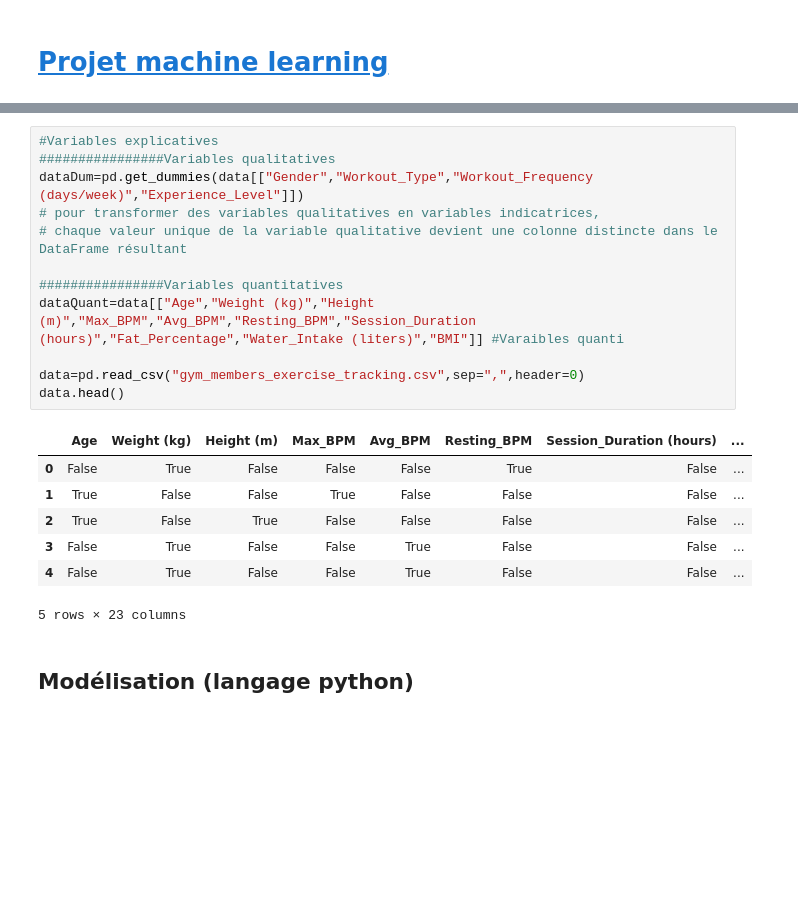
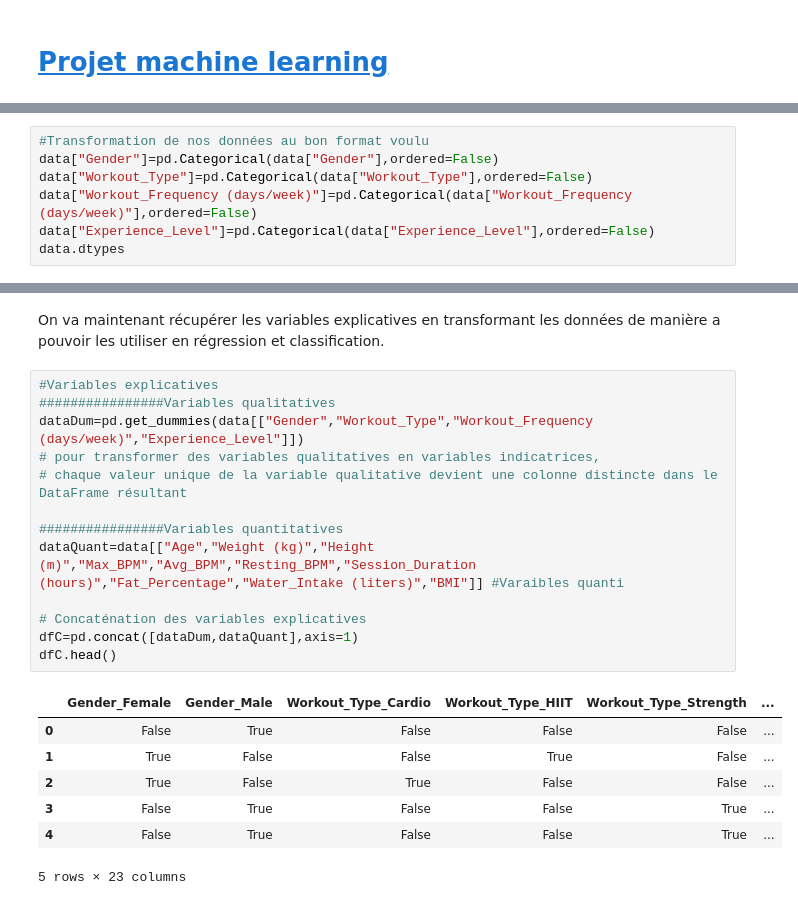
Before and after one commit to Edgar-Neboit/Projet_ML, a Jupyter notebook: Projet_ML_Python.ipynb, the cells around one changed output, grey strips where cells are left out. Saved outputs shown, nothing was run; the diff lists cells and outputs as text; blank space fills up the shorter version.

Commit message:
Avancement python

```diff
--- a/Projet_ML_Python.ipynb
+++ b/Projet_ML_Python.ipynb
@@ -20,0 +53,7 @@ Cette partie se fera uniquement en R.
+# %%
+#Transformation de nos données au bon format voulu
+data["Gender"]=pd.Categorical(data["Gender"],ordered=False)
+data["Workout_Type"]=pd.Categorical(data["Workout_Type"],ordered=False)
+data["Workout_Frequency (days/week)"]=pd.Categorical(data["Workout_Frequency (days/week)"],ordered=False)
+data["Experience_Level"]=pd.Categorical(data["Experience_Level"],ordered=False)
+data.dtypes
@@ -21,22 +89,23 @@ Cette partie se fera uniquement en R.
+# %% [markdown]
+On va maintenant récupérer les variables explicatives en transformant les données de manière a pouvoir les utiliser en régression et classification.
 # %%
 #Variables explicatives
 ################Variables qualitatives
 dataDum=pd.get_dummies(data[["Gender","Workout_Type","Workout_Frequency (days/week)","Experience_Level"]])
 # pour transformer des variables qualitatives en variables indicatrices,
 # chaque valeur unique de la variable qualitative devient une colonne distincte dans le DataFrame résultant
 
 ################Variables quantitatives
 dataQuant=data[["Age","Weight (kg)","Height (m)","Max_BPM","Avg_BPM","Resting_BPM","Session_Duration (hours)","Fat_Percentage","Water_Intake (liters)","BMI"]] #Varaibles quanti
 
-data=pd.read_csv("gym_members_exercise_tracking.csv",sep=",",header=0)
-data.head()
+# Concaténation des variables explicatives
+dfC=pd.concat([dataDum,dataQuant],axis=1)
+dfC.head()
 # %% [output]
-|  | Age | Weight (kg) | Height (m) | Max_BPM | Avg_BPM | Resting_BPM | Session_Duration (hours) | ... |
-| 0 | False | True | False | False | False | True | False | ... |
-| 1 | True | False | False | True | False | False | False | ... |
-| 2 | True | False | True | False | False | False | False | ... |
-| 3 | False | True | False | False | True | False | False | ... |
-| 4 | False | True | False | False | True | False | False | ... |
+|  | Gender_Female | Gender_Male | Workout_Type_Cardio | Workout_Type_HIIT | Workout_Type_Strength | ... |
+| 0 | False | True | False | False | False | ... |
+| 1 | True | False | False | True | False | ... |
+| 2 | True | False | True | False | False | ... |
+| 3 | False | True | False | False | True | ... |
+| 4 | False | True | False | False | True | ... |
 5 rows × 23 columns
-# %% [markdown]
-## Modélisation (langage python)
```
Also changed, not shown: parts of 19 cells of this notebook.
